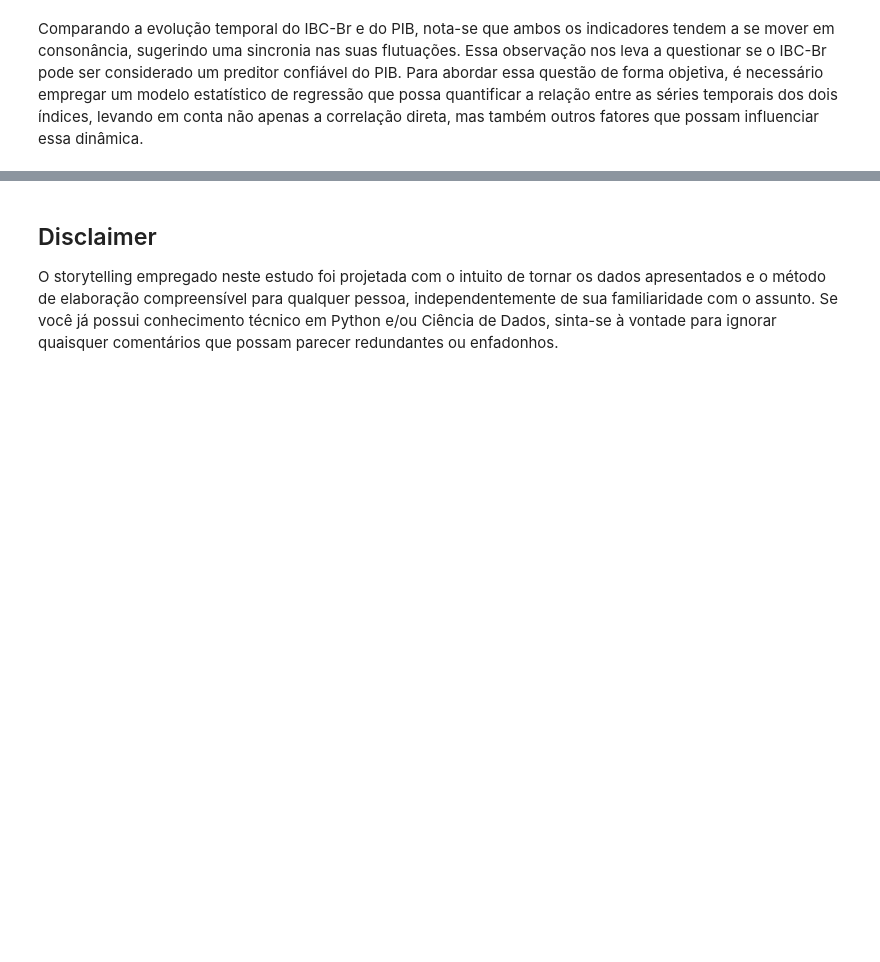
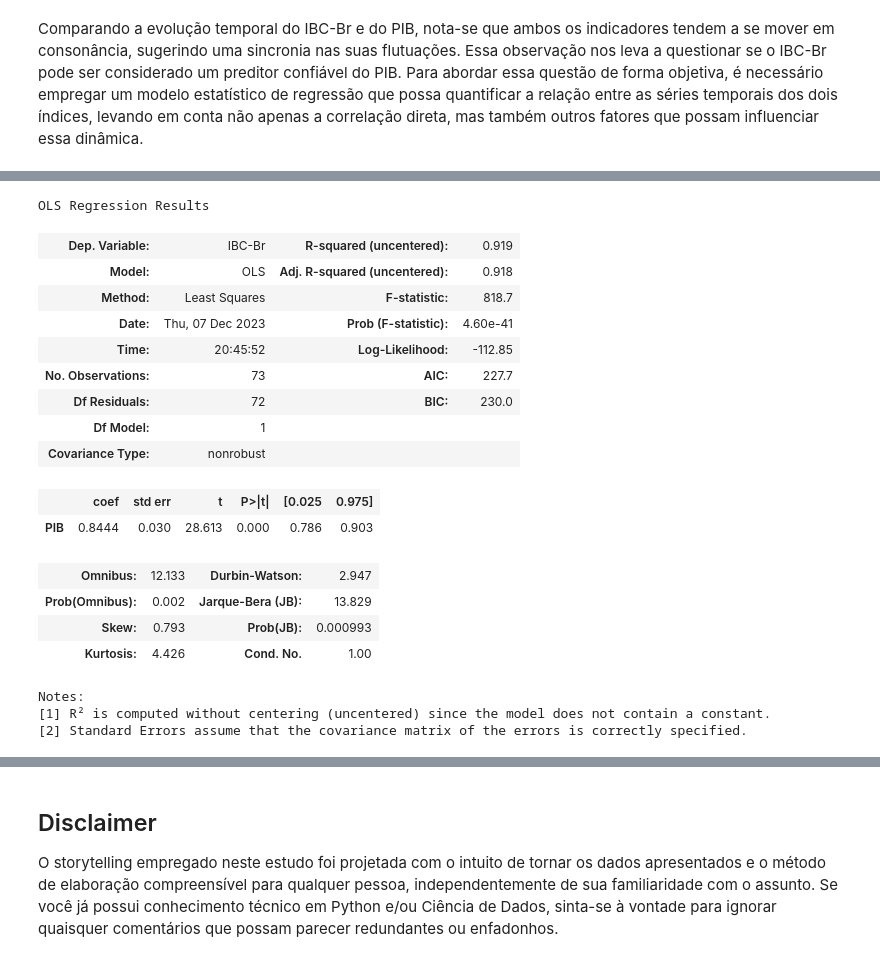
Before and after one commit to alexcamargos/EconomicAnalysis, a Jupyter notebook: ibc-br_preditor_pib.ipynb, the cells around one changed output, grey strips where cells are left out. Cells and saved outputs as stored; diff of their text form; code cells hidden in the pictures; blank space fills up the shorter version.

```diff
--- a/ibc-br_preditor_pib.ipynb
+++ b/ibc-br_preditor_pib.ipynb
@@ -224,0 +295,24 @@ Comparando a evolução temporal do IBC-Br e do PIB, nota-se que ambos os indica
+# %%
+# Treinando o modelo.
+ols_model_train_fit = sm.OLS(y_train, X_train).fit()
+ols_model_train_fit.summary()
+# %% [output]
+OLS Regression Results
+| Dep. Variable: | IBC-Br | R-squared (uncentered): | 0.919 |
+| Model: | OLS | Adj. R-squared (uncentered): | 0.918 |
+| Method: | Least Squares | F-statistic: | 818.7 |
+| Date: | Thu, 07 Dec 2023 | Prob (F-statistic): | 4.60e-41 |
+| Time: | 20:45:52 | Log-Likelihood: | -112.85 |
+| No. Observations: | 73 | AIC: | 227.7 |
+| Df Residuals: | 72 | BIC: | 230.0 |
+| Df Model: | 1 |  |  |
+| Covariance Type: | nonrobust |  |  |
+|  | coef | std err | t | P>|t| | [0.025 | 0.975] |
+| PIB | 0.8444 | 0.030 | 28.613 | 0.000 | 0.786 | 0.903 |
+| Omnibus: | 12.133 | Durbin-Watson: | 2.947 |
+| Prob(Omnibus): | 0.002 | Jarque-Bera (JB): | 13.829 |
+| Skew: | 0.793 | Prob(JB): | 0.000993 |
+| Kurtosis: | 4.426 | Cond. No. | 1.00 |
+Notes:
+[1] R² is computed without centering (uncentered) since the model does not contain a constant.
+[2] Standard Errors assume that the covariance matrix of the errors is correctly specified.
```
Also changed, not shown: parts of 13 cells of this notebook.
